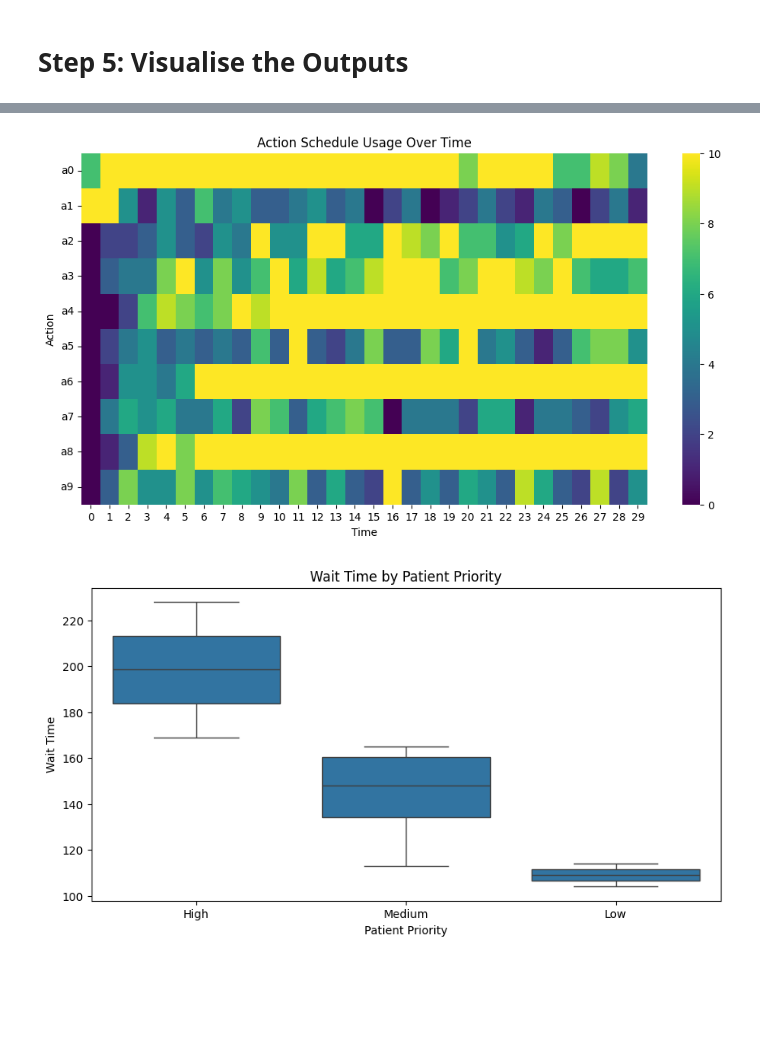
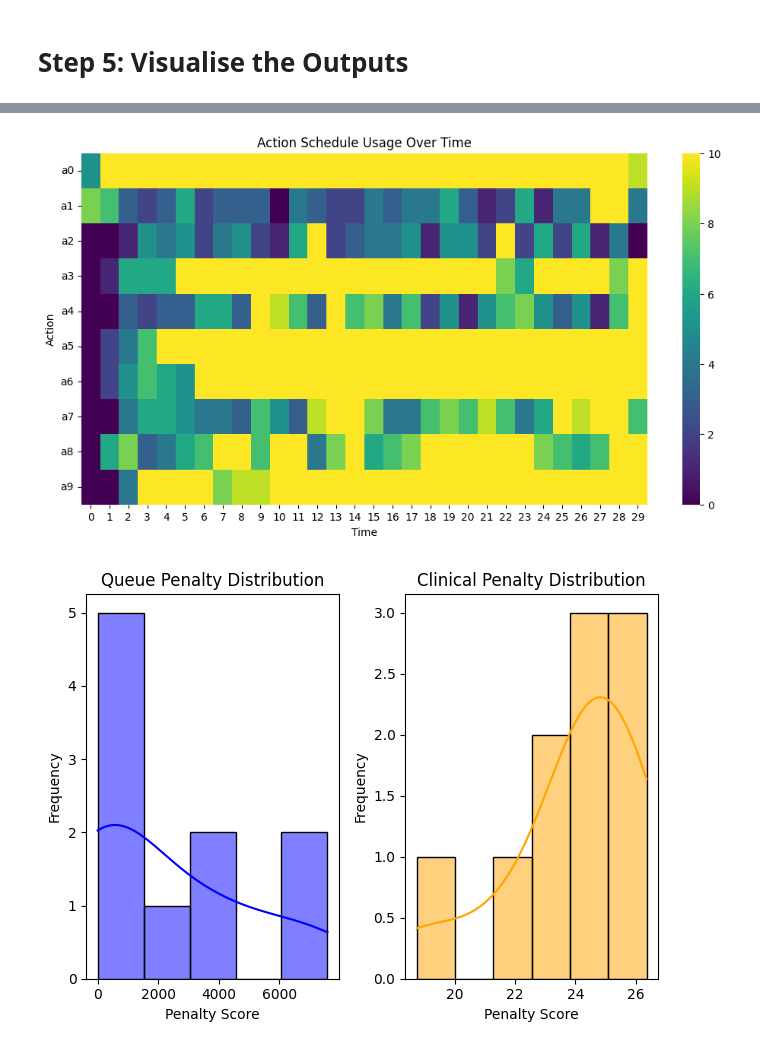
Before and after one commit to nhsengland/SynPathToy, a Jupyter notebook: experiments/healthcare_simulation_with_qlearning.ipynb, the cells around one changed output, grey strips where cells are left out. Saved outputs shown, nothing was run; the diff lists cells and outputs as text; code cells hidden in the pictures; blank space fills up the shorter version.

```diff
--- a/experiments/healthcare_simulation_with_qlearning.ipynb
+++ b/experiments/healthcare_simulation_with_qlearning.ipynb
@@ -44,7 +44,6 @@ class Patient:
         sex (str): Gender of the patient ('M' or 'F').
         diseases (dict): Dictionary indicating the presence of diseases across pathways.
         clinical (dict): Clinical variables and their current values.
-        priority (str): Priority level of the patient ('High', 'Medium', 'Low').
         outcomes (dict): Metrics for queue and clinical penalties.
         history (list): List of actions the patient has undergone.
         queue_time (int): Total time the patient has spent in queues.
@@ -57,7 +56,6 @@ class Patient:
         self.sex = np.random.choice(['M', 'F'])
         self.diseases = {f'P{p}': False for p in range(NUM_PATHWAYS)}
         self.clinical = {k: np.random.normal(v, 5) for k, v in IDEAL_CLINICAL_VALUES.items()}
-        self.priority = random.choice(["High", "Medium", "Low"])
         self.outcomes = {'queue_penalty': 10000, 'clinical_penalty': 100}
         self.history = []
         self.queue_time = 0
@@ -168,11 +166,12 @@ class Action:
     def assign(self, patient):
         """
         Assigns a patient to the action's queue based on their priority.
+        - Patients with lower clinical_penalty (worse clinical outcome) and lower queue_penalty (longer wait) get a lower priority_score.
+        - Since heapq is a min-heap, patients with the lowest priority_score are popped first and served earlier.
+        - This ensures that sicker patients and those who have waited longer are prioritized in the queue.
         """
-        priority_map = {"High": 1, "Medium": 2, "Low": 3}
         # Combine priority level and outcomes score for sorting
-        #priority_score = priority_map[patient.priority] + (3-0.03*patient.outcomes['clinical_penalty']) + 0.0003*patient.outcomes['queue_penalty']
-        priority_score = 0.2*patient.outcomes['clinical_penalty'] + 0.0006*patient.outcomes['queue_penalty']
+        priority_score = patient.outcomes['clinical_penalty'] + 0.005*patient.outcomes['queue_penalty']
         heapq.heappush(self.queue, (priority_score, patient.pid, patient))
 
 
@@ -188,7 +187,7 @@ class Action:
             "simulation_time": step,
             "previous_action": prev_action,
             "action_name": current_action,
-            "next_aciton": self.name
+            "next_action": self.name
 
         })
 
@@ -229,7 +228,7 @@ class Action:
         # Return finished patients and cost
         return finished_patients, len(finished_patients) * self.cost
 
-    def handle_output_action(patient, pathway_code, next_action):
+    def handle_output_action(patient, pathway, next_action):
         """
         Handles the logic when a patient reaches an output action in a pathway.
 
@@ -243,8 +242,8 @@ class Action:
             next_action (str): The name of the output action (typically the final action in the pathway).
         """
         # Set disease to False for this pathway
-        if pathway_code in patient.diseases:
-            patient.diseases[pathway_code] = False
+        if pathway.name in patient.diseases:
+            patient.diseases[pathway.name] = False
             next_action = None
 # %% [markdown]
 ## Pathway Class
@@ -677,7 +676,7 @@ for step in range(NUM_STEPS):
             next_a = pw.next_action(patient,q_action) # Determine next action based on pathway and q_action
 
             if next_a == output_actions: # Handle output action logic
-                Action.handle_output_action(patient, pw.name, next_a)
+                Action.handle_output_action(patient, pw, next_a)
 
     for act in actions.values():
         in_progress, cost = act.execute()
@@ -729,8 +728,6 @@ plt.figure(figsize=(12, 6))
 plt.title("Action Queue Usage at simulation end")
 sns.barplot(x=list(actions.keys()), y=[len(act.queue) for act in actions.values()])
 plt.ylabel("Patients in Queue")
-#sns.barplot(x=list(schedule.keys()), y=[len(v) for v in schedule.values()])
-#plt.ylabel("Patients Served")
 plt.xticks(rotation=45)
 plt.tight_layout()
 plt.show()
@@ -744,36 +741,6 @@ plt.title("Action Schedule Usage Over Time")
 plt.xlabel("Time")
 plt.ylabel("Action")
 plt.yticks(ticks=np.arange(len(actions)) + 0.5, labels=list(actions.keys()), rotation=0)
-plt.show()
-
-# Create a DataFrame for patient data for the boxplot
-patient_data = {
-    "Priority": [patient.priority for patient in patients],
-    "Wait Time": [patient.queue_time for patient in patients]
-}
-patient_df = pd.DataFrame(patient_data)
-
-# Create the boxplot
-plt.figure(figsize=(10, 5))
-sns.boxplot(data=patient_df, x="Priority", y="Wait Time")
-plt.title("Wait Time by Patient Priority")
-plt.xlabel("Patient Priority")
-plt.ylabel("Wait Time")
-plt.show()
-
-# Prepare data for clinical outcomes boxplot
-clinical_outcomes_data = {
-    "Priority": [patient.priority for patient in patients],
-    "Clinical Penalty": [patient.outcomes['clinical_penalty'] for patient in patients]
-}
-clinical_outcomes_df = pd.DataFrame(clinical_outcomes_data)
-
-# Create the boxplot
-plt.figure(figsize=(10, 5))
-sns.boxplot(data=clinical_outcomes_df, x="Priority", y="Clinical Penalty")
-plt.title("Clinical Outcomes by Patient Priority")
-plt.xlabel("Patient Priority")
-plt.ylabel("Clinical Penalty")
 plt.show()
 
 # Subplot 1: Queue Penalty
@@ -858,2 +825,2 @@ for state, (action, q_value) in best_actions.items():
-[figure, old version]
+[figure, new version]
-[figure, old version]
+[figure, new version]
```
Also changed, not shown: parts of 9 cells of this notebook.
